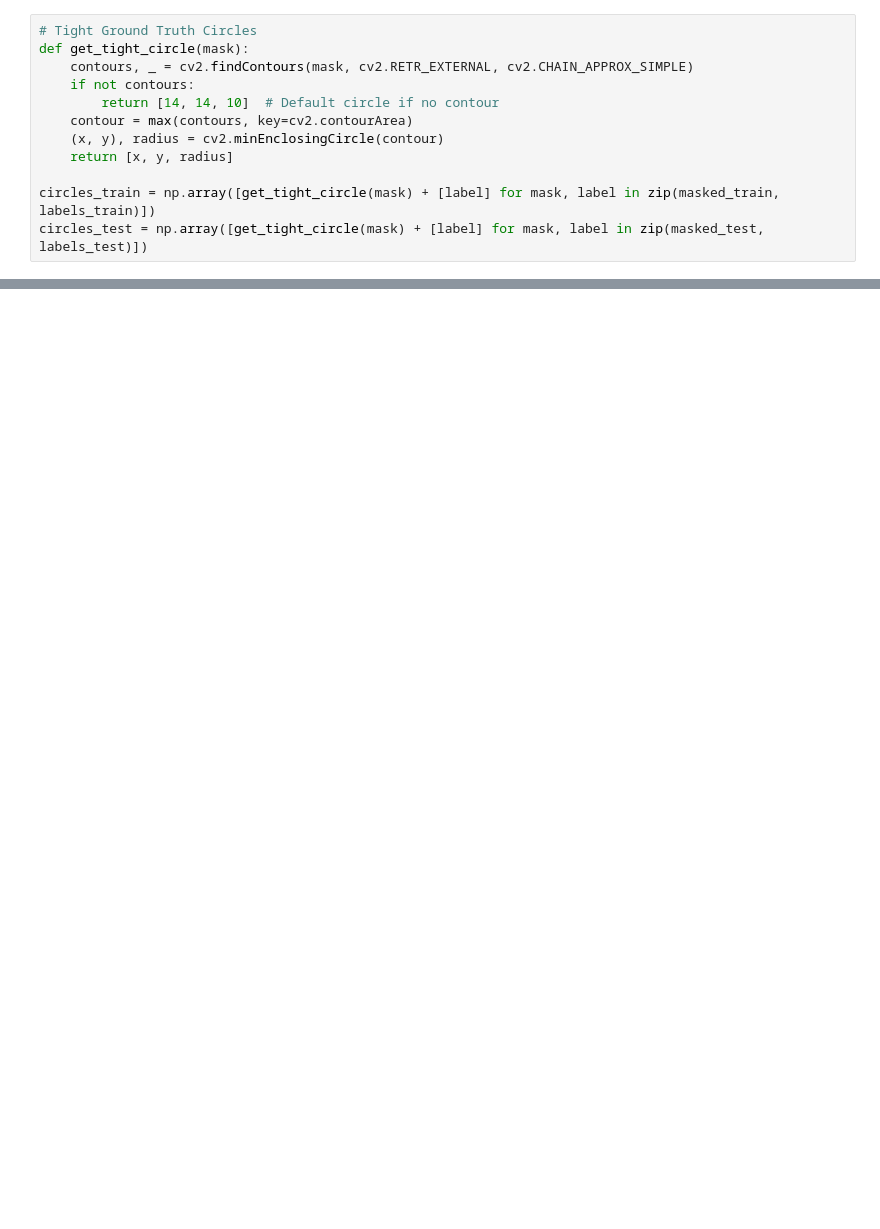
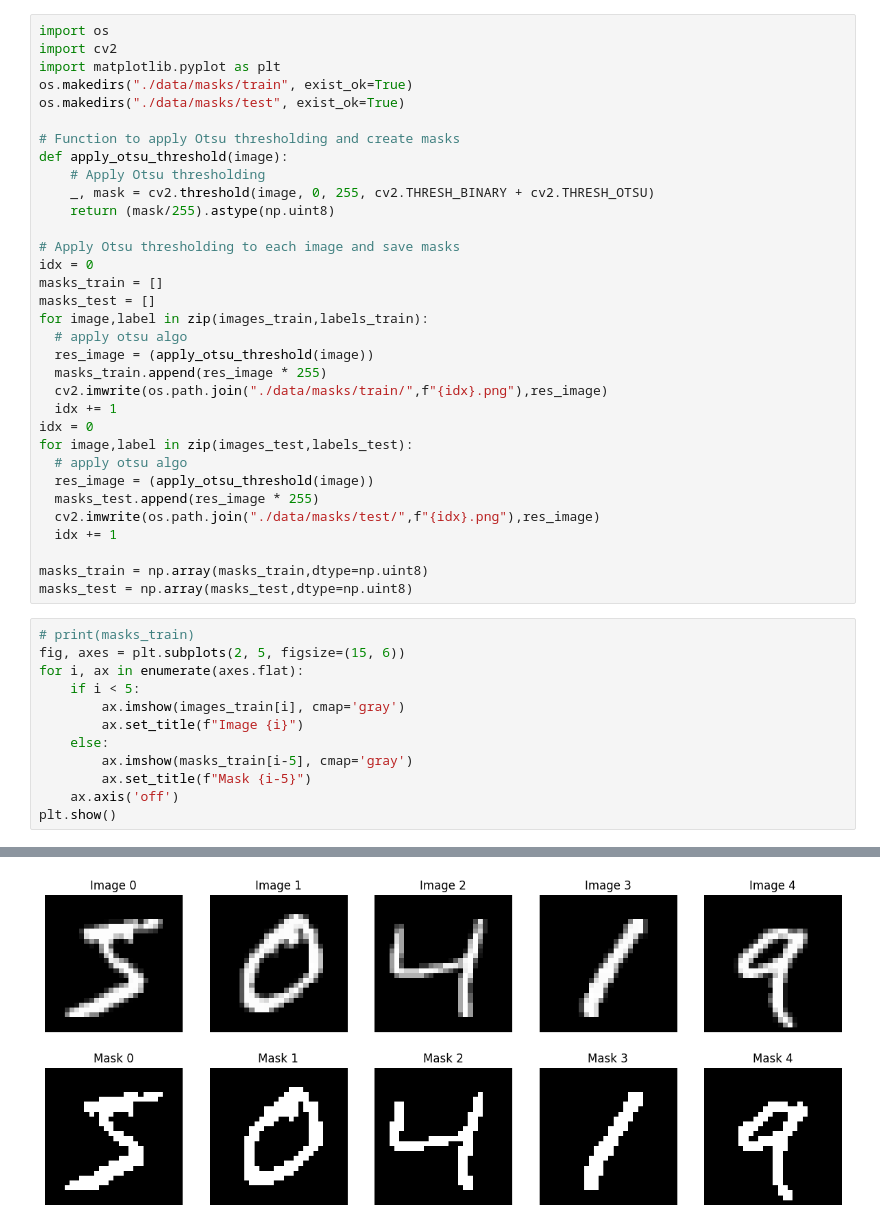
Before and after one commit to VinayChavan2006/EE655-Computer-Vision-and-Deep-Learning, a Jupyter notebook: Assignment-2.ipynb, the cells around one changed output, grey strips where cells are left out. Cells and saved outputs as stored; diff of their text form; blank space fills up the shorter version.

```diff
--- a/Assignment-2.ipynb
+++ b/Assignment-2.ipynb
@@ -53,12 +17,46 @@ masked_test = np.array([apply_otsu_threshold(img) for img in images_test])
-# %%
-# Tight Ground Truth Circles
-def get_tight_circle(mask):
-    contours, _ = cv2.findContours(mask, cv2.RETR_EXTERNAL, cv2.CHAIN_APPROX_SIMPLE)
-    if not contours:
-        return [14, 14, 10]  # Default circle if no contour
-    contour = max(contours, key=cv2.contourArea)
-    (x, y), radius = cv2.minEnclosingCircle(contour)
-    return [x, y, radius]
-
-circles_train = np.array([get_tight_circle(mask) + [label] for mask, label in zip(masked_train, labels_train)])
-circles_test = np.array([get_tight_circle(mask) + [label] for mask, label in zip(masked_test, labels_test)])
+# %%
+import os
+import cv2
+import matplotlib.pyplot as plt
+os.makedirs("./data/masks/train", exist_ok=True)
+os.makedirs("./data/masks/test", exist_ok=True)
+
+# Function to apply Otsu thresholding and create masks
+def apply_otsu_threshold(image):
+    # Apply Otsu thresholding
+    _, mask = cv2.threshold(image, 0, 255, cv2.THRESH_BINARY + cv2.THRESH_OTSU)
+    return (mask/255).astype(np.uint8)
+
+# Apply Otsu thresholding to each image and save masks
+idx = 0
+masks_train = []
+masks_test = []
+for image,label in zip(images_train,labels_train):
+  # apply otsu algo
+  res_image = (apply_otsu_threshold(image))
+  masks_train.append(res_image * 255)
+  cv2.imwrite(os.path.join("./data/masks/train/",f"{idx}.png"),res_image)
+  idx += 1
+idx = 0
+for image,label in zip(images_test,labels_test):
+  # apply otsu algo
+  res_image = (apply_otsu_threshold(image))
+  masks_test.append(res_image * 255)
+  cv2.imwrite(os.path.join("./data/masks/test/",f"{idx}.png"),res_image)
+  idx += 1
+
+masks_train = np.array(masks_train,dtype=np.uint8)
+masks_test = np.array(masks_test,dtype=np.uint8)
+# %%
+# print(masks_train)
+fig, axes = plt.subplots(2, 5, figsize=(15, 6))
+for i, ax in enumerate(axes.flat):
+    if i < 5:
+        ax.imshow(images_train[i], cmap='gray')
+        ax.set_title(f"Image {i}")
+    else:
+        ax.imshow(masks_train[i-5], cmap='gray')
+        ax.set_title(f"Mask {i-5}")
+    ax.axis('off')
+plt.show()
+# %% [output]
@@ -64,0 +80 @@ circles_test = np.array([get_tight_circle(mask) + [label] for mask, label in zip
+[figure, added]
```
Also changed, not shown: parts of 10 cells of this notebook.
